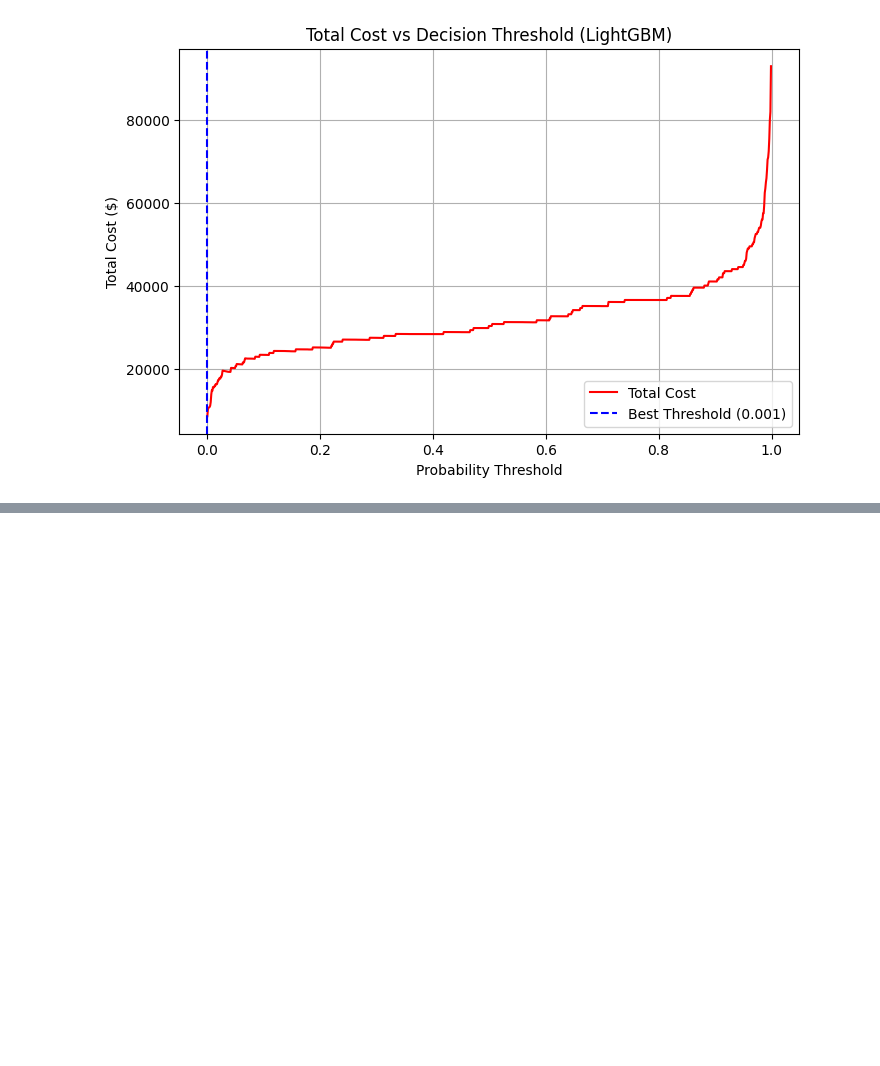
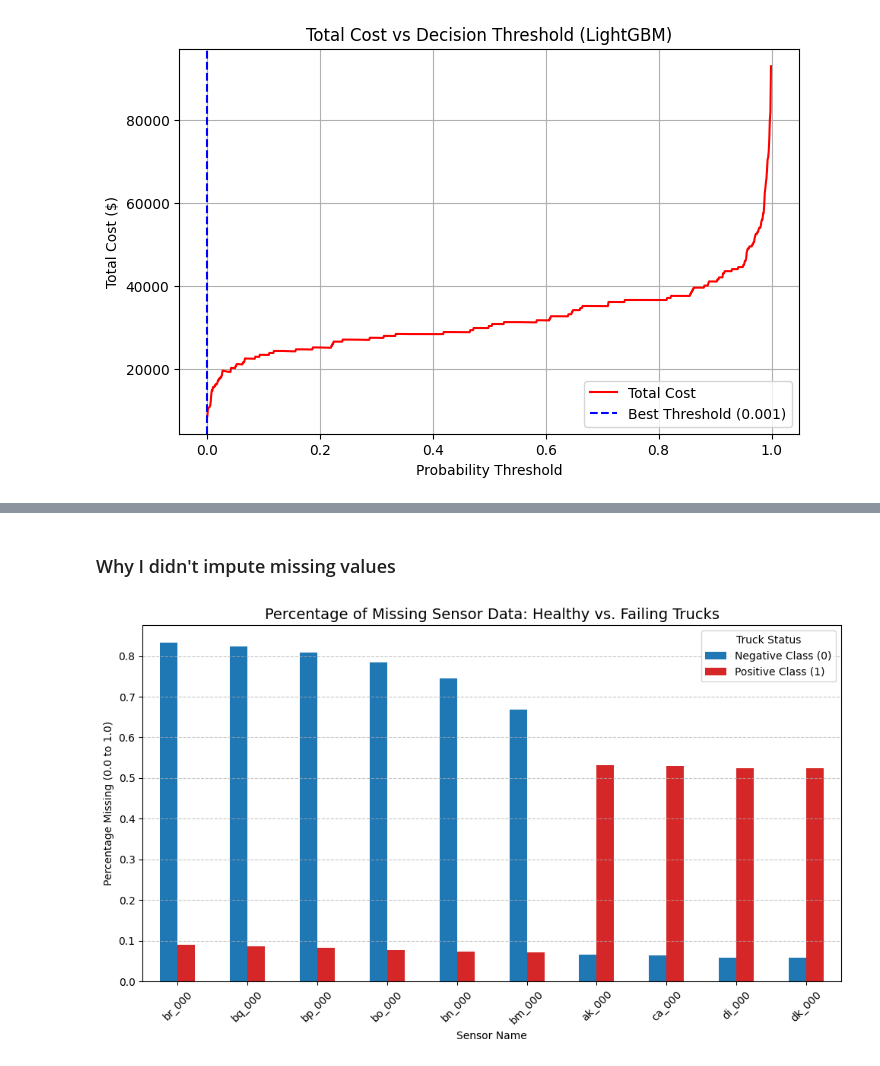
Before and after one commit to DeepDive-UG/Scania-failure-model, a Jupyter notebook: notebooks/beating-the-baseline.ipynb, the cells around one changed output, grey strips where cells are left out. Saved outputs shown, nothing was run; the diff lists cells and outputs as text; code cells hidden in the pictures; blank space fills up the shorter version.

```diff
--- a/notebooks/beating-the-baseline.ipynb
+++ b/notebooks/beating-the-baseline.ipynb
@@ -102,0 +231,23 @@ plt.show()
+# %% [markdown]
+### Why I didn't impute missing values
+# %%
+import seaborn as sns
+
+missing_by_class = train_df.isnull().groupby(train_df['class']).mean().T
+missing_by_class.columns = ['Negative Class (0)', 'Positive Class (1)']
+
+missing_by_class['Difference'] = abs(missing_by_class['Positive Class (1)'] - missing_by_class['Negative Class (0)'])
+top_missing_signals = missing_by_class.sort_values(by='Difference', ascending=False).head(10)
+
+plt.figure(figsize=(10, 6))
+top_missing_signals[['Negative Class (0)', 'Positive Class (1)']].plot(kind='bar', color=['#1f77b4', '#d62728'], ax=plt.gca())
+plt.title('Percentage of Missing Sensor Data: Healthy vs. Failing Trucks', fontsize=14)
+plt.ylabel('Percentage Missing (0.0 to 1.0)')
+plt.xlabel('Sensor Name')
+plt.xticks(rotation=45)
+plt.legend(title='Truck Status')
+plt.grid(axis='y', linestyle='--', alpha=0.7)
+plt.tight_layout()
+plt.show()
+# %% [output]
+[figure, added]
```
Also changed, not shown: parts of 16 cells of this notebook.
